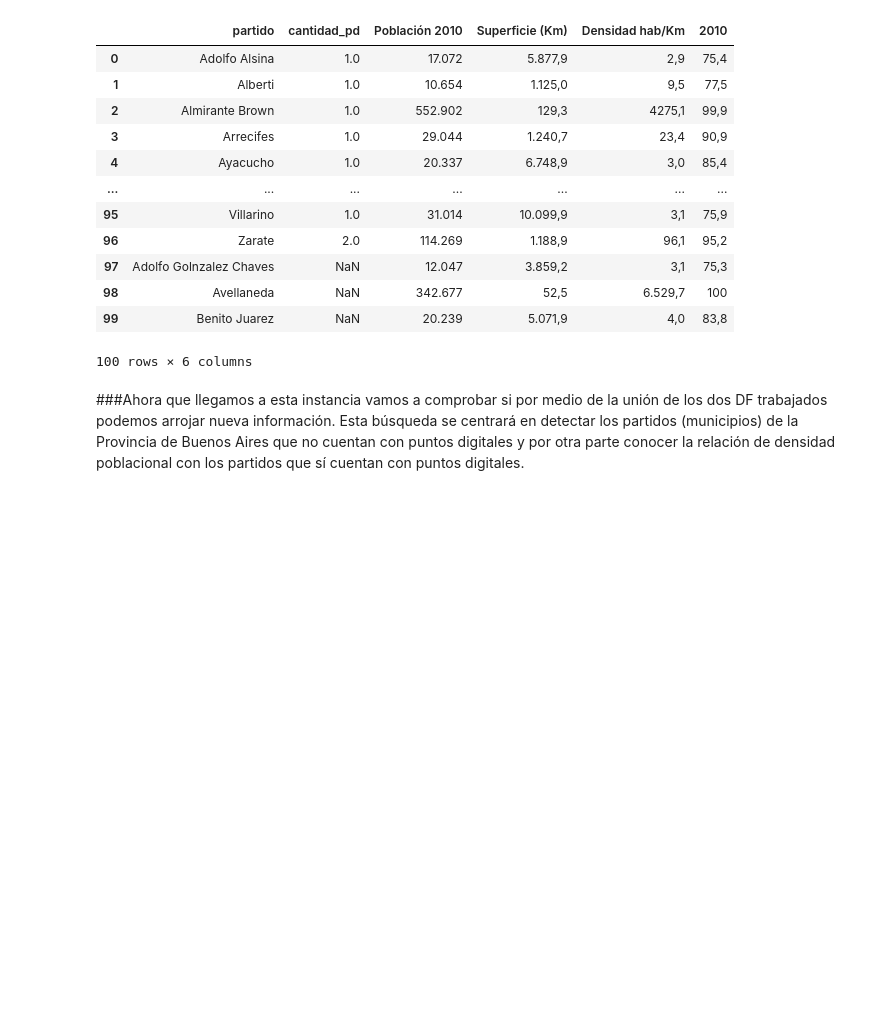
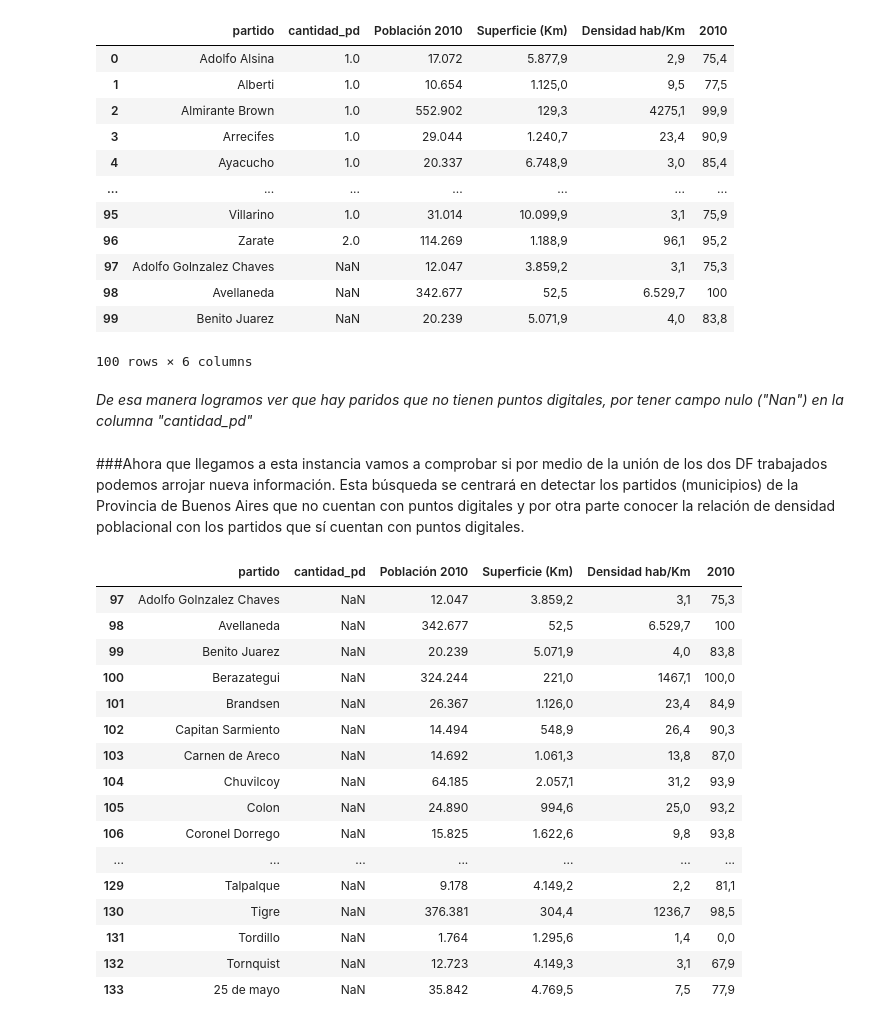
Before and after one commit to burrfer/TPF-CSC-UNAB, a Jupyter notebook: puntos_digitales_y_densidad_en_la_PBA.ipynb, the cells around one changed output. Cells and saved outputs as stored; diff of their text form; code cells hidden in the pictures; blank space fills up the shorter version.

```diff
--- a/puntos_digitales_y_densidad_en_la_PBA.ipynb
+++ b/puntos_digitales_y_densidad_en_la_PBA.ipynb
@@ -196,5 +199,28 @@ df_union.head(100)
 | 98 | Avellaneda | NaN | 342.677 | 52,5 | 6.529,7 | 100 |
 | 99 | Benito Juarez | NaN | 20.239 | 5.071,9 | 4,0 | 83,8 |
 100 rows × 6 columns
+# %% [markdown]
+*De esa manera logramos ver que hay paridos que no tienen puntos digitales, por tener campo nulo ("Nan") en la columna "cantidad_pd"*
 # %% [markdown]
 ###Ahora que llegamos a esta instancia vamos a comprobar si por medio de la unión de los dos DF trabajados podemos arrojar nueva información. Esta búsqueda se centrará en detectar los partidos (municipios) de la Provincia de Buenos Aires que no cuentan con puntos digitales y por otra parte conocer la relación de densidad poblacional con los partidos que sí cuentan con puntos digitales.
+# %%
+#Listamos los valores null (Nan) de la columna
+df_union[df_union['cantidad_pd'].isnull()]
+# %% [output]
+|  | partido | cantidad_pd | Población 2010 | Superficie (Km) | Densidad hab/Km | 2010 |
+| 97 | Adolfo Golnzalez Chaves | NaN | 12.047 | 3.859,2 | 3,1 | 75,3 |
+| 98 | Avellaneda | NaN | 342.677 | 52,5 | 6.529,7 | 100 |
+| 99 | Benito Juarez | NaN | 20.239 | 5.071,9 | 4,0 | 83,8 |
+| 100 | Berazategui | NaN | 324.244 | 221,0 | 1467,1 | 100,0 |
+| 101 | Brandsen | NaN | 26.367 | 1.126,0 | 23,4 | 84,9 |
+| 102 | Capitan Sarmiento | NaN | 14.494 | 548,9 | 26,4 | 90,3 |
+| 103 | Carnen de Areco | NaN | 14.692 | 1.061,3 | 13,8 | 87,0 |
+| 104 | Chuvilcoy | NaN | 64.185 | 2.057,1 | 31,2 | 93,9 |
+| 105 | Colon | NaN | 24.890 | 994,6 | 25,0 | 93,2 |
+| 106 | Coronel Dorrego | NaN | 15.825 | 1.622,6 | 9,8 | 93,8 |
+| ... | ... | ... | ... | ... | ... | ... |
+| 129 | Talpalque | NaN | 9.178 | 4.149,2 | 2,2 | 81,1 |
+| 130 | Tigre | NaN | 376.381 | 304,4 | 1236,7 | 98,5 |
+| 131 | Tordillo | NaN | 1.764 | 1.295,6 | 1,4 | 0,0 |
+| 132 | Tornquist | NaN | 12.723 | 4.149,3 | 3,1 | 67,9 |
+| 133 | 25 de mayo | NaN | 35.842 | 4.769,5 | 7,5 | 77,9 |
```
Also changed, not shown: parts of 4 cells of this notebook.
